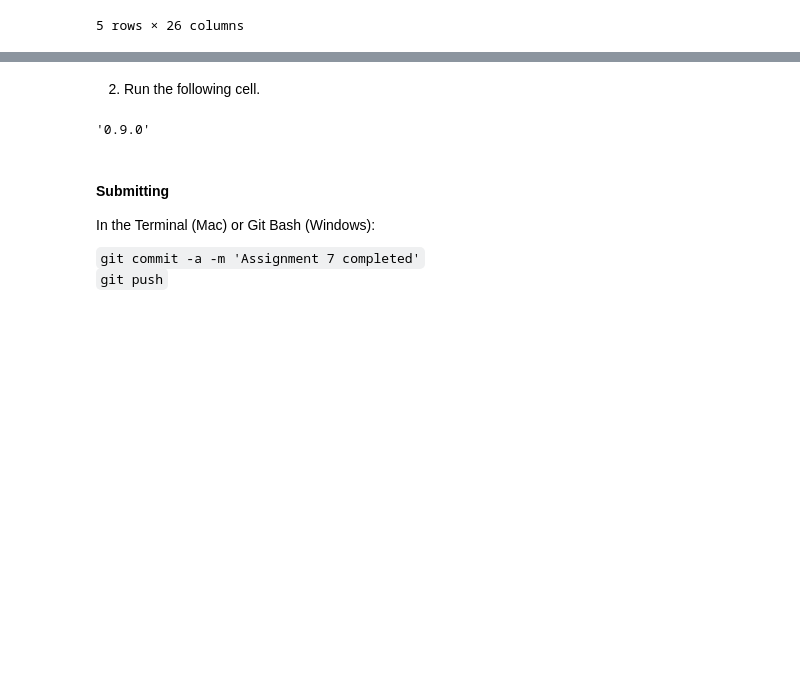
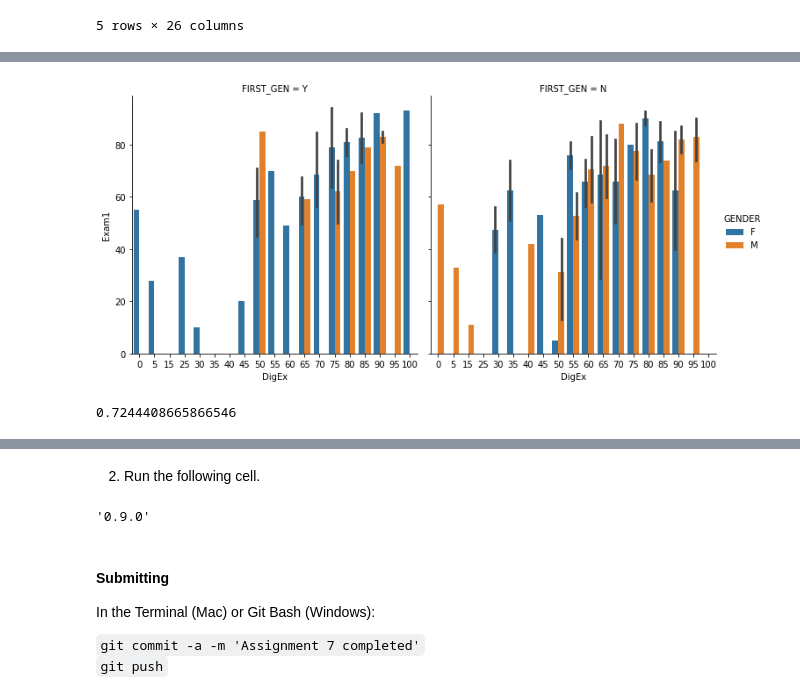
Before and after one commit to ahabtemichael/uri_csc593, a Jupyter notebook: homework/Assignment 7.ipynb, the cells around one changed output, grey strips where cells are left out. Drawn from its saved outputs; the diff is of its cells as text; code cells hidden in the pictures; blank space fills up the shorter version.

```diff
--- a/homework/Assignment 7.ipynb
+++ b/homework/Assignment 7.ipynb
@@ -52,0 +116,5 @@ proj_pd.head()
+# %%
+sns.catplot('DigEx', 'Exam1', hue='GENDER', col='FIRST_GEN', data=proj_pd, kind='bar')
+plt.show()
+# %% [output]
+[figure, added]
@@ -53,3 +131,8 @@ proj_pd.head()
+# %%
+tstat, pval = stats.ttest_ind(proj_pd.Exam1, proj_pd.DigEx)
+print(pval)
+# %% [output]
+0.7244408665866546
 # %%
 proj_pd['SUM']= proj.Exam1 + proj.DigEx + proj.Mod1.astype(np.int8)
 # %%
```
Also changed, not shown: parts of 4 cells of this notebook, 3 other files.
